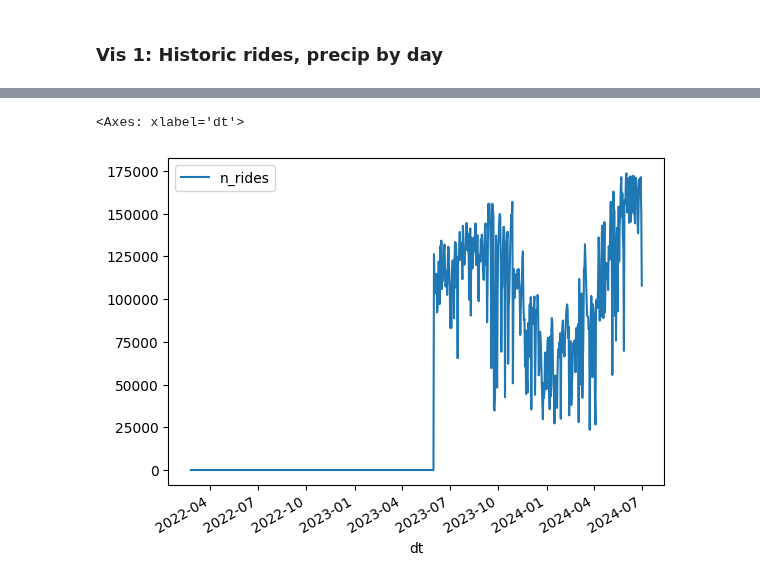
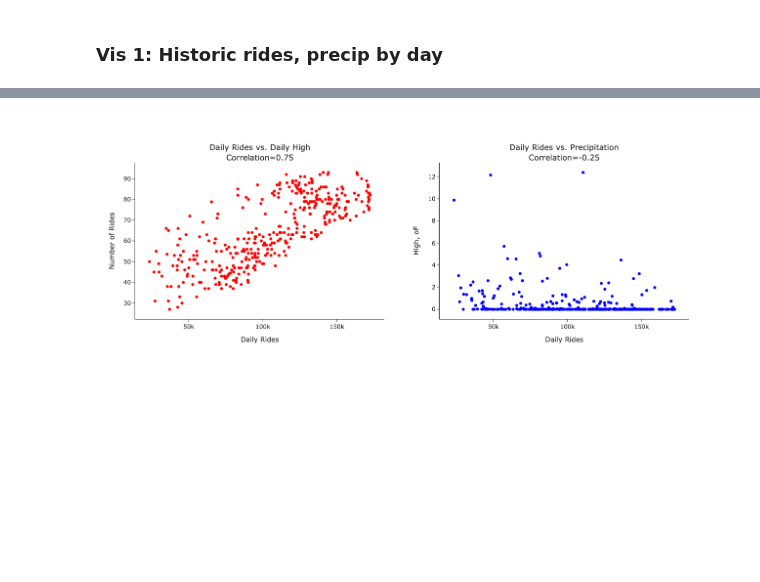
Before and after one commit to ansaridan/jhu-data-engineering-team-5, a Jupyter notebook: reporting/reporting.ipynb, the cells around one changed output, grey strips where cells are left out. Cells and saved outputs as stored; diff of their text form; code cells hidden in the pictures; blank space fills up the shorter version.

```diff
--- a/reporting/reporting.ipynb
+++ b/reporting/reporting.ipynb
@@ -60,8 +61,8 @@ query_rides_by_day = f"""
 
     temp AS (
         SELECT
-            wp.date AS dt,
-            MAX(temperature_f) AS daily_high,
+            w.date AS dt,
+            MAX(temperature_f) AS daily_high
         FROM
             {PROJECT_SCHEMA}.weather_general w
         GROUP BY 1
@@ -82,15 +83,17 @@ query_rides_by_day = f"""
 
     SELECT
         r.*,
+        t.daily_high,
         p.precip_amount
     FROM
         rides r
 
+        LEFT JOIN temp t
+            ON r.dt = t.dt
+
         LEFT JOIN precip p
-            ON r.dt = w.dt
+            ON r.dt = p.dt
 """
 
 df_rides_by_day = pd.read_sql_query(query_rides_by_day, conn)
-df_rides_by_day["dt"] = df_rides_by_day.apply(
-    lambda row: datetime(int(row.year), int(row.month), int(row.day)), axis=1
-)
+df_rides_by_day["dt"] = pd.to_datetime(df_rides_by_day["dt"])
@@ -133,6 +159,55 @@ fig_rides_by_day.show()
 # %%
+correls = [
+    df_rides_by_day[[field, "n_rides"]].dropna().corr().values[0, 1] for field in ['daily_high', 'precip_amount']
+]
 
-ssdf_rides_by_day.set_index("dt")[["n_rides"]].plot()
+fig_rides_weather_relationship = make_subplots(
+    rows=1,
+    cols=2,
+    subplot_titles = [
+        f"Daily Rides vs. Daily High<br>Correlation={correls[0]:,.2f}",
+        f"Daily Rides vs. Precipitation<br>Correlation={correls[1]:,.2f}"
+    ],
+)
+
+# FIG 1: Temperature
+fig_rides_weather_relationship.add_trace(
+    go.Scatter(
+        x=df_rides_by_day['n_rides'],
+        y=df_rides_by_day['daily_high'],
+        marker={"color":"red"},
+        mode="markers",
+        showlegend=False,
+    ),
+    row=1, col=1
+)
+
+# FIG 2: Temperature
+fig_rides_weather_relationship.add_trace(
+    go.Scatter(
+        x=df_rides_by_day['n_rides'],
+        y=df_rides_by_day['precip_amount'],
+        marker={"color":"blue"},
+        mode="markers",
+        showlegend=False,
+    ),
+    row=1, col=2
+)
+
+for col, y_label in enumerate([
+    "Number of Rides",
+    "High, oF",
+]):
+    axis_title_key = f'xaxis{col+1}_title'
+    fig_rides_weather_relationship.update_layout(**{axis_title_key: "Daily Rides"})
+    axis_title_key = f'yaxis{col+1}_title'
+    fig_rides_weather_relationship.update_layout(**{axis_title_key: y_label})
+
+fig_rides_weather_relationship.update_layout(
+    width=800, height=500,
+    template="simple_white"
+)
+
+fig_rides_weather_relationship.show()
 # %% [output]
-<Axes: xlabel='dt'>
-[figure, old version]
+[figure, new version]
```
Also changed, not shown: parts of 10 cells of this notebook, 6 other files.
